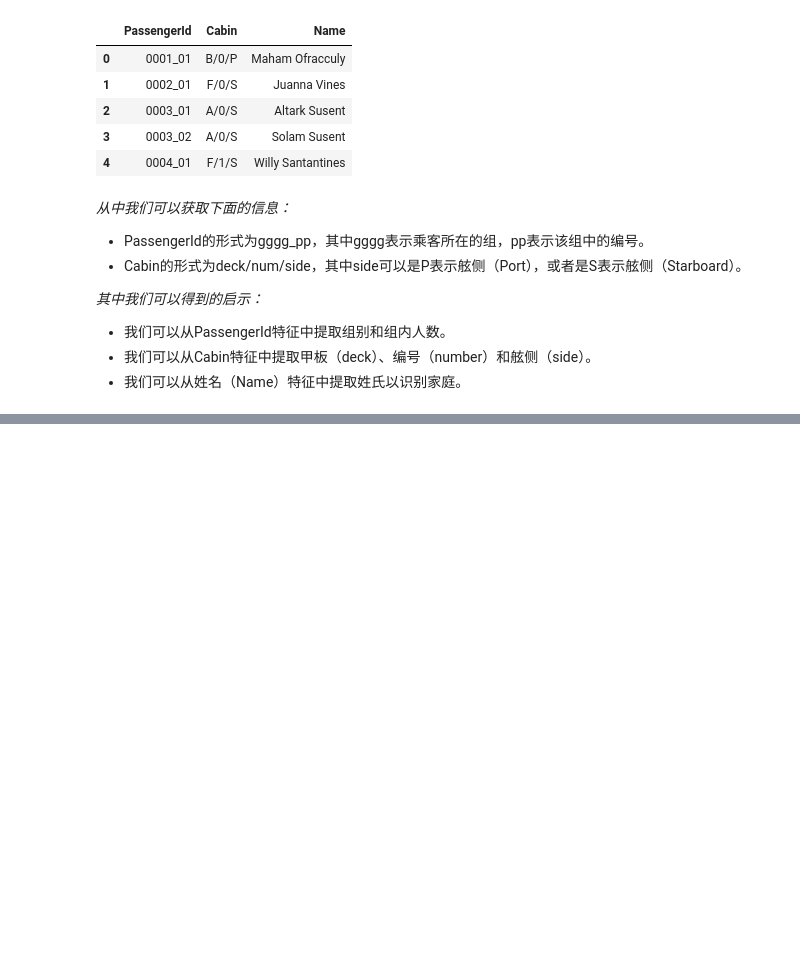
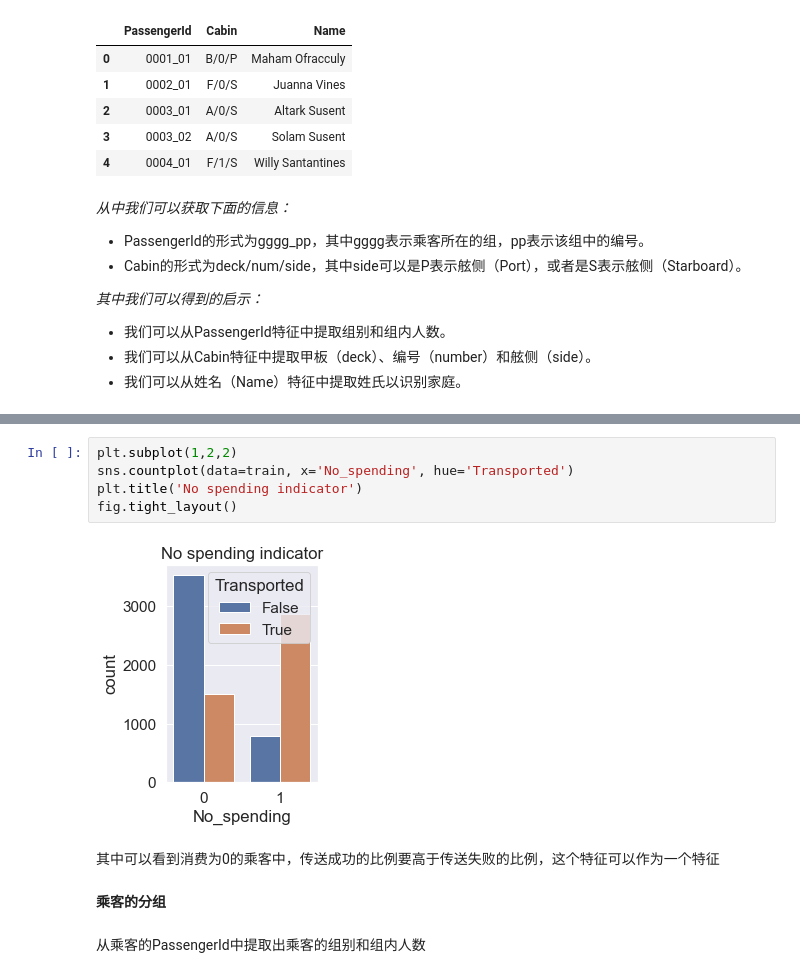
Before and after one commit to CambridgeZ/DataMining_Course_experiment, a Jupyter notebook: 大作业/数据挖掘大作业.ipynb, the cells around one changed output, grey strips where cells are left out. Saved outputs shown, nothing was run; the diff lists cells and outputs as text; blank space fills up the shorter version.

```diff
--- a/大作业/数据挖掘大作业.ipynb
+++ b/大作业/数据挖掘大作业.ipynb
@@ -298,0 +357,13 @@ train[qual_feats].head()
+# %%
+plt.subplot(1,2,2)
+sns.countplot(data=train, x='No_spending', hue='Transported')
+plt.title('No spending indicator')
+fig.tight_layout()
+# %% [output]
+[figure, added]
+# %% [markdown]
+其中可以看到消费为0的乘客中，传送成功的比例要高于传送失败的比例，这个特征可以作为一个特征
+# %% [markdown]
+**乘客的分组**
+# %% [markdown]
+从乘客的PassengerId中提取出乘客的组别和组内人数
```
Also changed, not shown: parts of 9 cells of this notebook.
